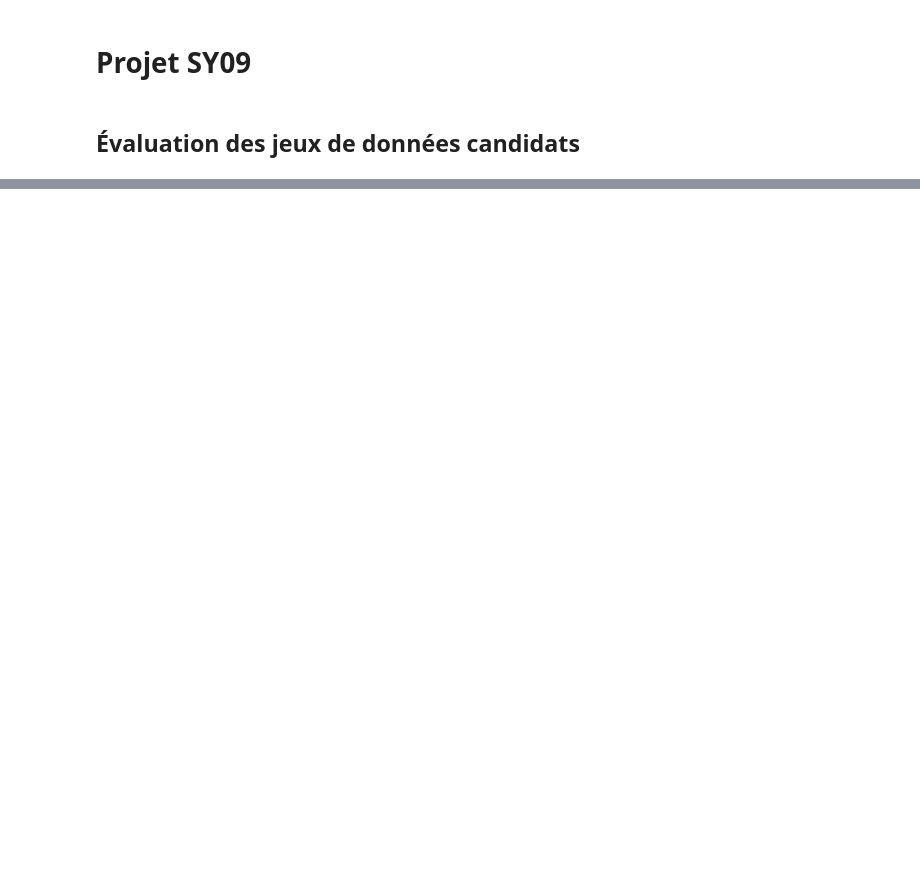
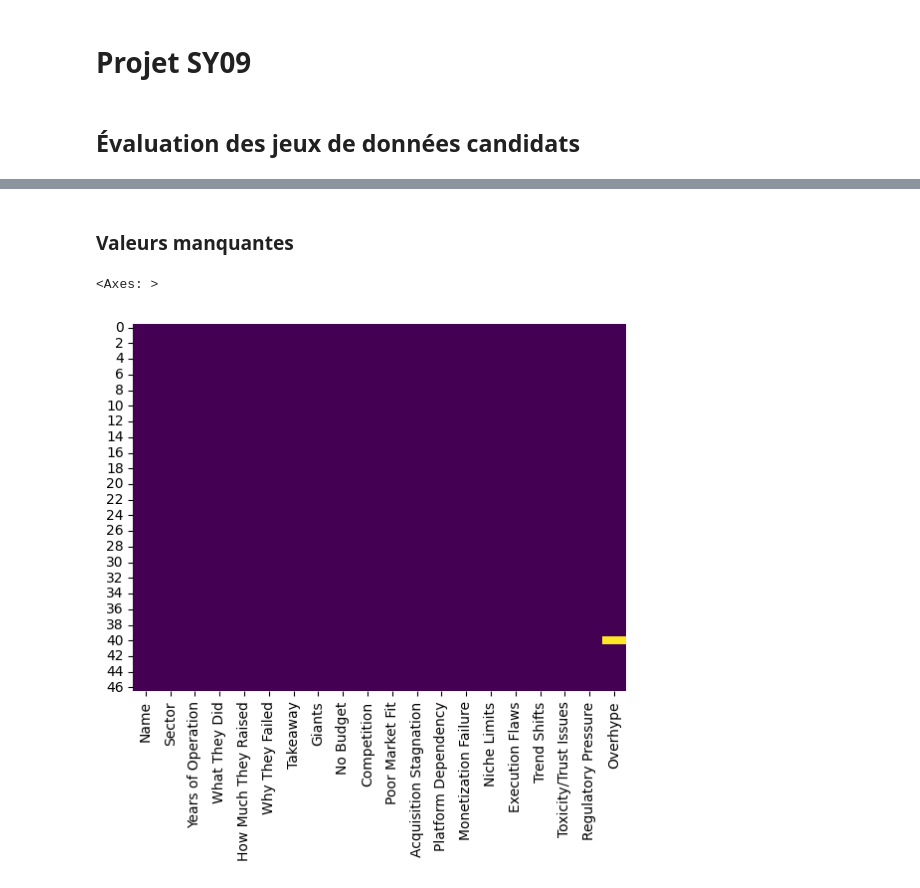
Before and after one commit to ValentinRonsseray/pokemon_dataset, a Jupyter notebook: candidate_evaluation.ipynb, the cells around one changed output, grey strips where cells are left out. Saved outputs shown, nothing was run; the diff lists cells and outputs as text; code cells hidden in the pictures; blank space fills up the shorter version.

```diff
--- a/candidate_evaluation.ipynb
+++ b/candidate_evaluation.ipynb
@@ -77,0 +136,8 @@ df.describe()
+# %% [markdown]
+### Valeurs manquantes
+# %%
+sns.heatmap(df.isna(), cbar=False, cmap='viridis')
+# Yellow = missing values, Purple = no missing values
+# %% [output]
+<Axes: >
+[figure, added]
```
Also changed, not shown: parts of 16 cells of this notebook.
